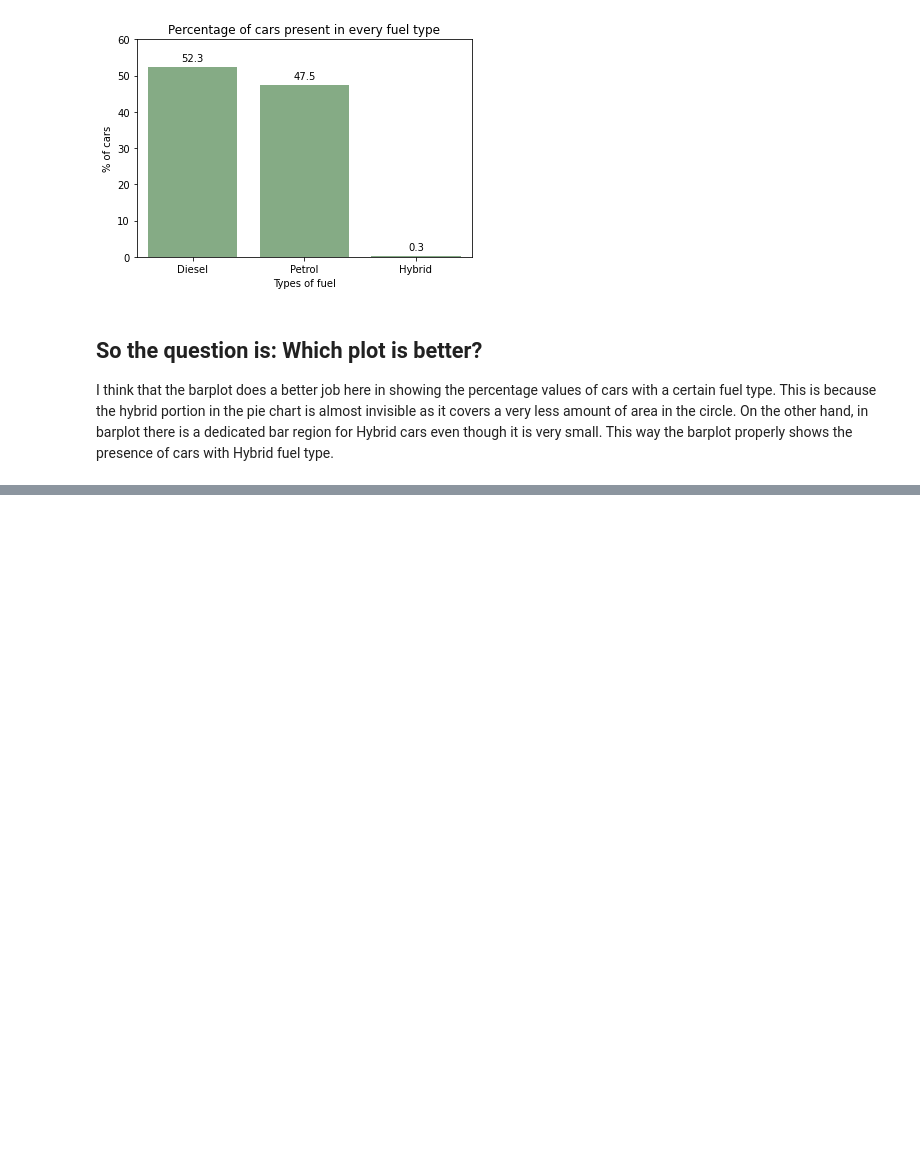
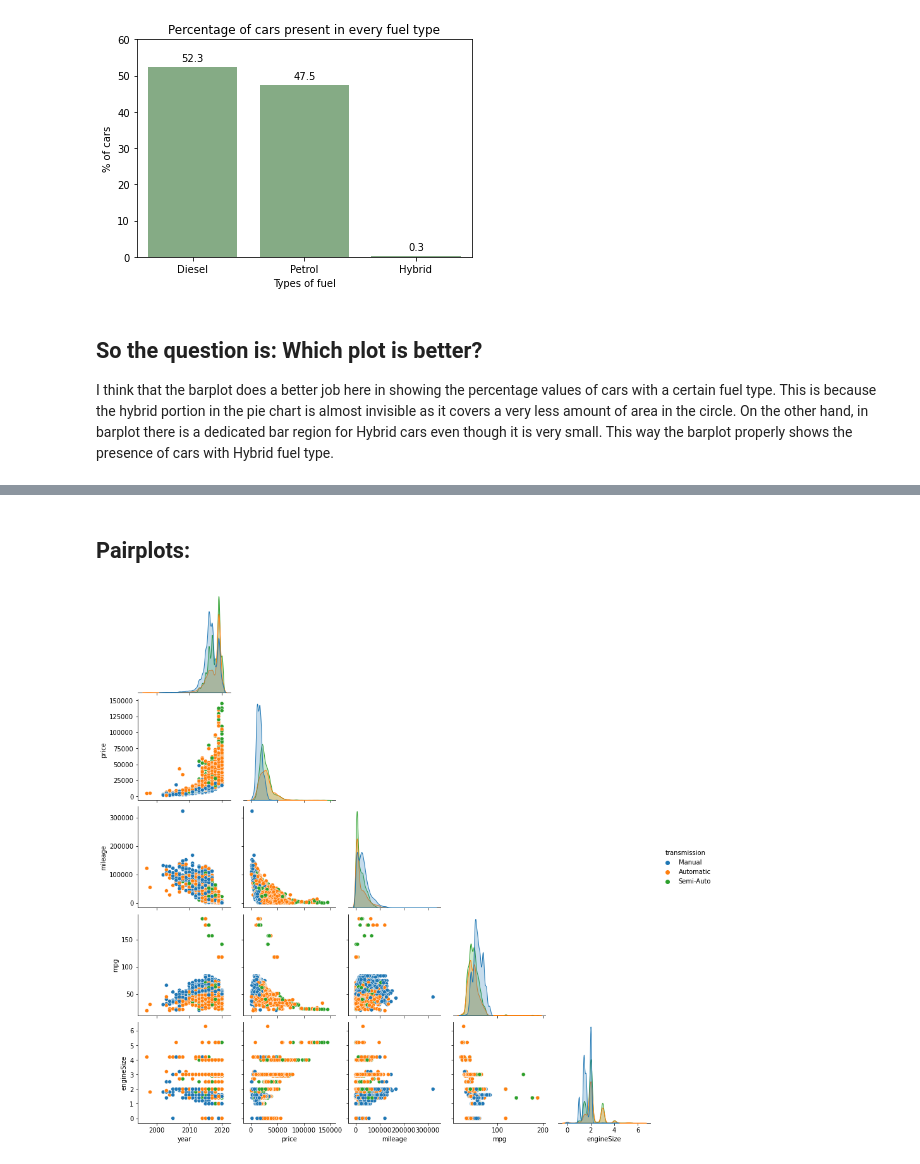
Before and after one commit to PragtR/audi_used_car_analysis, a Jupyter notebook: audi_used_car_EDA.ipynb, the cells around one changed output, grey strips where cells are left out. Saved outputs shown, nothing was run; the diff lists cells and outputs as text; code cells hidden in the pictures; blank space fills up the shorter version.

```diff
--- a/audi_used_car_EDA.ipynb
+++ b/audi_used_car_EDA.ipynb
@@ -105,0 +195,7 @@ I think that the barplot does a better job here in showing the percentage values
+# %% [markdown]
+## Pairplots:
+# %%
+sns.pairplot (df, corner = True, hue = "transmission")
+plt.show()
+# %% [output]
+[figure, added]
```
Also changed, not shown: parts of 13 cells of this notebook.
